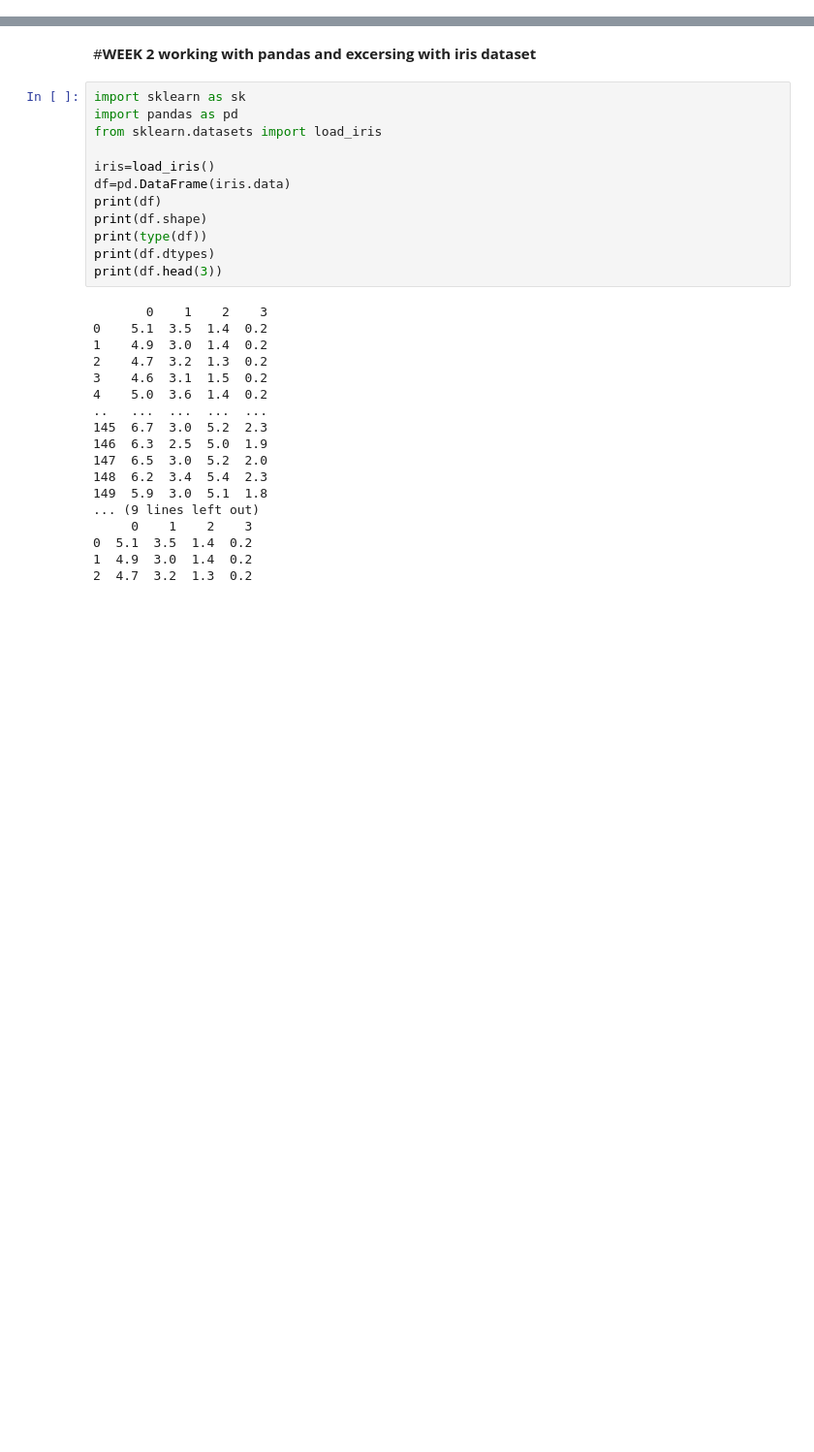
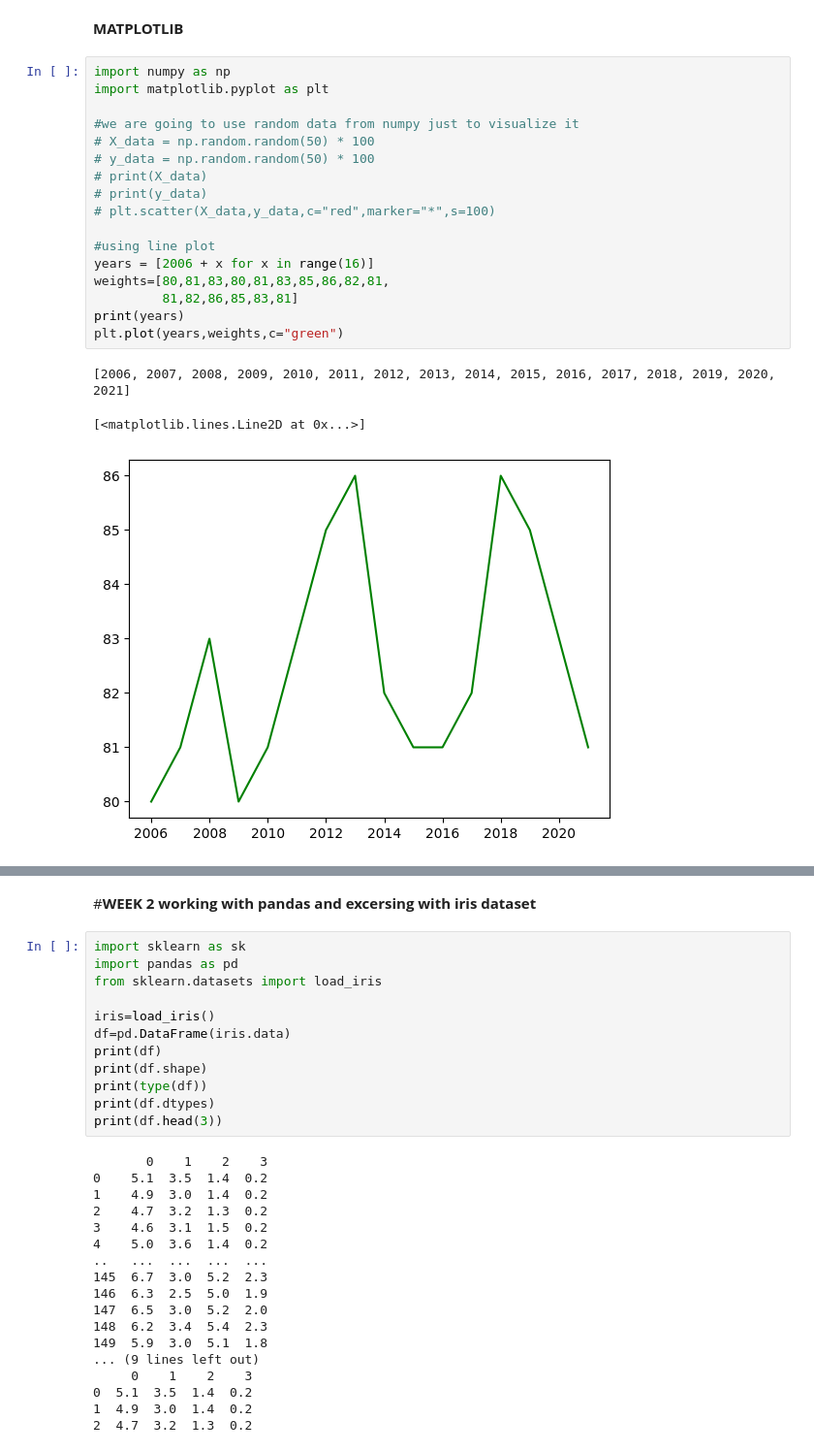
Before and after one commit to shashidhar078/AMZN_CODE, a Jupyter notebook: pandasbasic.ipynb, the cells around one changed output, grey strips where cells are left out. Shown at 97% size. Saved outputs shown, nothing was run; the diff lists cells and outputs as text; blank space fills up the shorter version.

```diff
--- a/pandasbasic.ipynb
+++ b/pandasbasic.ipynb
@@ -8,0 +139,23 @@ print(pandas.__version__)
+# %% [markdown]
+**MATPLOTLIB**
+# %%
+import numpy as np
+import matplotlib.pyplot as plt
+
+#we are going to use random data from numpy just to visualize it
+# X_data = np.random.random(50) * 100
+# y_data = np.random.random(50) * 100
+# print(X_data)
+# print(y_data)
+# plt.scatter(X_data,y_data,c="red",marker="*",s=100)
+
+#using line plot
+years = [2006 + x for x in range(16)]
+weights=[80,81,83,80,81,83,85,86,82,81,
+         81,82,86,85,83,81]
+print(years)
+plt.plot(years,weights,c="green")
+# %% [output]
+[2006, 2007, 2008, 2009, 2010, 2011, 2012, 2013, 2014, 2015, 2016, 2017, 2018, 2019, 2020, 2021]
+[<matplotlib.lines.Line2D at 0x...>]
+[figure, added]
```
Also changed, not shown: parts of 42 cells of this notebook.
